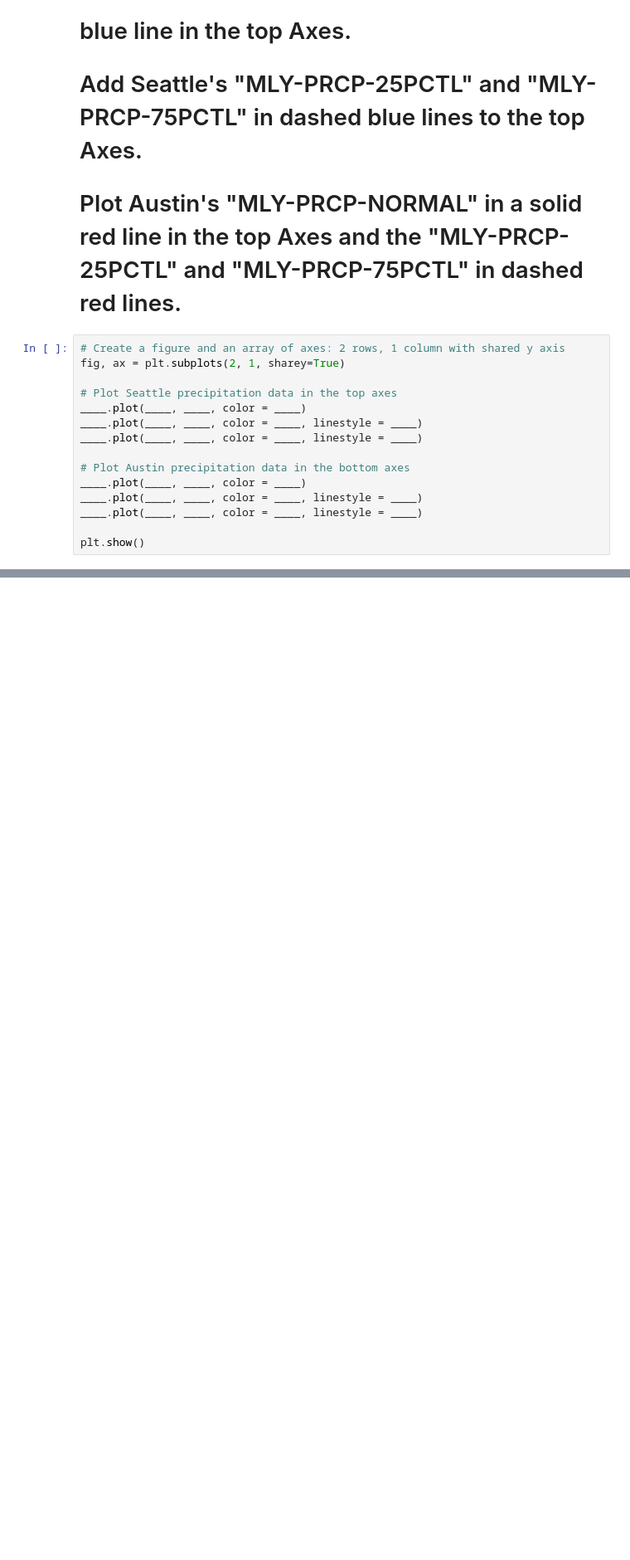
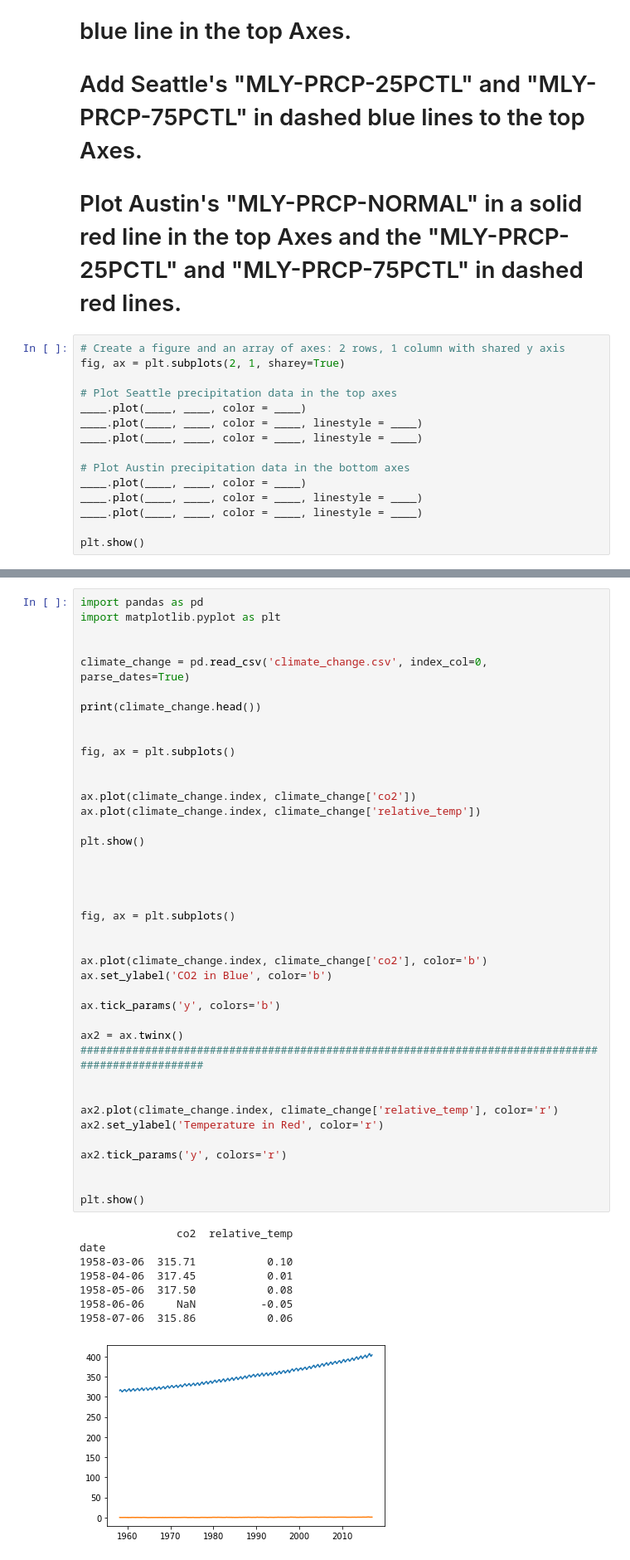
Before and after one commit to johnhhu2020/DataCamp-Data-Scientist-with-Python-Track, a Jupyter notebook: DataCamp Introduction to Data Visualization with Matplotlib.ipynb, the cells around one changed output, grey strips where cells are left out. Shown: that part at 83% size. Drawn from its saved outputs; the diff is of its cells as text; blank space fills up the shorter version.

```diff
--- a/DataCamp Introduction to Data Visualization with Matplotlib.ipynb
+++ b/DataCamp Introduction to Data Visualization with Matplotlib.ipynb
@@ -708,0 +937,48 @@ plt.show()
+# %%
+import pandas as pd
+import matplotlib.pyplot as plt
+
+
+climate_change = pd.read_csv('climate_change.csv', index_col=0, parse_dates=True)
+
+print(climate_change.head())
+
+
+fig, ax = plt.subplots()
+
+
+ax.plot(climate_change.index, climate_change['co2'])
+ax.plot(climate_change.index, climate_change['relative_temp'])
+
+plt.show()
+
+
+
+
+fig, ax = plt.subplots()
+
+
+ax.plot(climate_change.index, climate_change['co2'], color='b')
+ax.set_ylabel('CO2 in Blue', color='b')
+
+ax.tick_params('y', colors='b')
+
+ax2 = ax.twinx()  ###################################################################################################
+
+
+ax2.plot(climate_change.index, climate_change['relative_temp'], color='r')
+ax2.set_ylabel('Temperature in Red', color='r')
+
+ax2.tick_params('y', colors='r')
+
+
+plt.show()
+# %% [output]
+               co2  relative_temp
+date
+1958-03-06  315.71           0.10
+1958-04-06  317.45           0.01
+1958-05-06  317.50           0.08
+1958-06-06     NaN          -0.05
+1958-07-06  315.86           0.06
+[figure, added]
```
Also changed, not shown: parts of 28 cells of this notebook.
